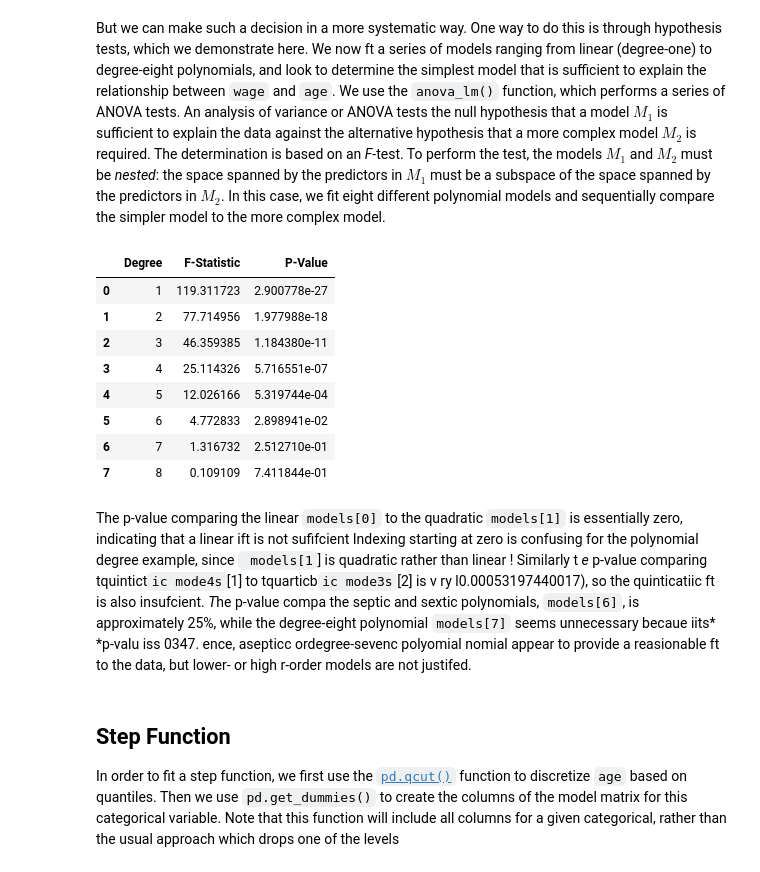
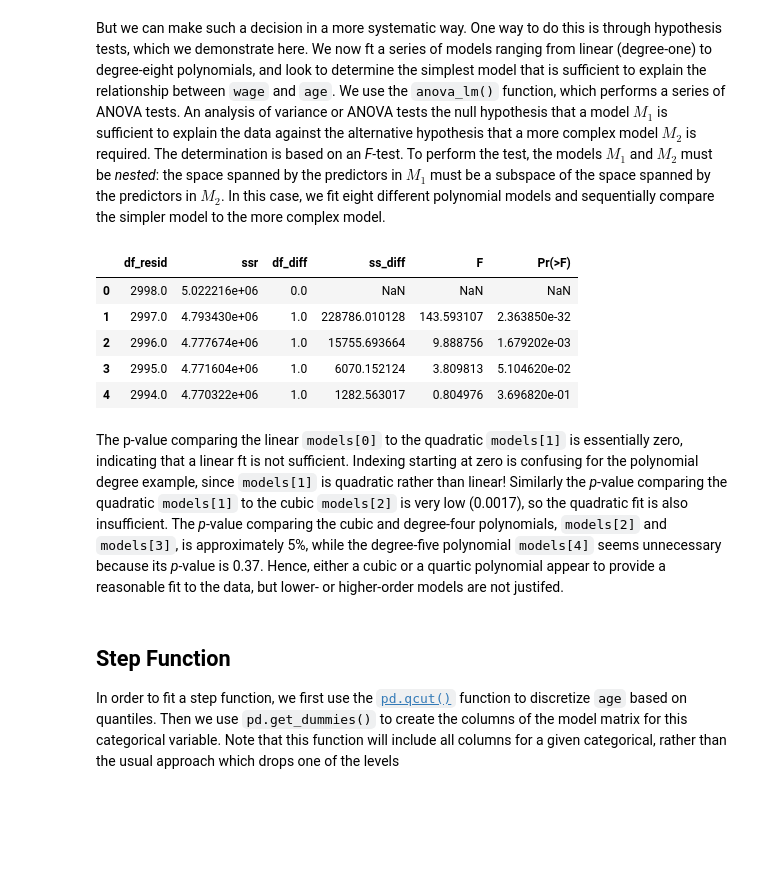
Before and after one commit to uky994/ISLR-Py, a Jupyter notebook: non_linear_models_and_pycaret.ipynb, the cells around one changed output. Saved outputs shown, nothing was run; the diff lists cells and outputs as text; code cells hidden in the pictures; blank space fills up the shorter version.

Commit message:
upload nonlinear models

```diff
--- a/non_linear_models_and_pycaret.ipynb
+++ b/non_linear_models_and_pycaret.ipynb
@@ -34,0 +52,4 @@ wage.head()
+# %%
+# Drop rows with missing or infinite values
+wage = wage.dropna()
+wage = wage.replace([np.inf, -np.inf], np.nan).dropna()
@@ -36,10 +64,8 @@ wage.head()
 To construct the polynomial, we use the [power function](https://numpy.org/doc/stable/reference/generated/numpy.power.html) in the `numpy` library. With polynomial regression we must decide on the degree of the polynomial to use. Sometimes we just wing it, and decide to use second or third
 degree polynomials, simply to obtain a nonlinear ift.mplex model. 118.
 # %%
-# Extract the age predictor variable and target variable
-X = wage[['age']]
-y = wage['wage']
+# Fit degree 2 polynomial regression model
+X2 = PolynomialFeatures(2).fit_transform(X.values.reshape(-1,1))
 
-# Fit degree 2 polynomial regression model
-X_poly_degree2 = sm.add_constant(X**2)
-model_degree2 = sm.OLS(y, X_poly_degree2).fit()
+regr = LinearRegression()
+regr.fit(X = X2, y = wage['wage'])
@@ -46,4 +81,6 @@ model_degree2 = sm.OLS(y, X_poly_degree2).fit()
 # %%
 # Fit degree 3 polynomial regression model
-X_poly_degree3 = sm.add_constant(X**3)
-model_degree3 = sm.OLS(y, X_poly_degree3).fit()
+X3 = PolynomialFeatures(3).fit_transform(X.values.reshape(-1,1))
+
+regr = LinearRegression()
+regr.fit(X = X3, y = wage['wage'])
@@ -70,52 +113,24 @@ plt.show()
 # %% [markdown]
 But we can make such a decision in a more systematic way. One way to do this is through hypothesis tests, which we demonstrate here. We now ft a series of models ranging from linear (degree-one) to degree-eight polynomials, and look to determine the simplest model that is sufficient to explain the relationship between `wage` and `age`. We use the `anova_lm()` function, which performs a series of ANOVA tests. An analysis of variance or ANOVA tests the null hypothesis that a model $M_1$ is sufficient to explain the data against the alternative hypothesis that a more complex model $M_2$ is required. The determination is based on an *F*-test. To perform the test, the models $M_1$ and $M_2$ must be *nested*: the space spanned by the predictors in $M_1$ must be a subspace of the space spanned by the predictors in $M_2$. In this case, we fit eight different polynomial models and sequentially compare the simpler model to the more complex model.
 # %%
-# Define the degrees of polynomial features
-degrees = np.arange(1,9)
+# ANOVA
+fit_1 = sm.GLS(y, X1).fit()
+fit_2 = sm.GLS(y, X2).fit()
+fit_3 = sm.GLS(y, X3).fit()
+fit_4 = sm.GLS(y, X4).fit()
+fit_5 = sm.GLS(y, X5).fit()
 
-# Initialize an empty list to store ANOVA results
-anova_results = []
 
-# Iterate over each degree
-for i in degrees:
-    # Fit the polynomial regression model
-    model = ols(f'wage ~ np.power(age, {i})', data=wage).fit()
-
-    # Perform ANOVA to compare with previous model
-    anova_result = sm.stats.anova_lm(model)
-
-    # Store the F-statistic and p-value
-    f_statistic = anova_result['F'].iloc[0]
-    p_value = anova_result['PR(>F)'].iloc[0]
-
-    # Store the degree, F-statistic, and p-value in a tuple
-    anova_results.append((i, f_statistic, p_value))
-
-# Convert results to DataFrame for easier analysis
-anova_df = pd.DataFrame(anova_results, columns=['Degree', 'F-Statistic', 'P-Value'])
-
-# Print the ANOVA results
-anova_df
+sm.stats.anova_lm(fit_1, fit_2, fit_3, fit_4, fit_5, typ=1)
 # %% [output]
-|  | Degree | F-Statistic | P-Value |
-| 0 | 1 | 119.311723 | 2.900778e-27 |
-| 1 | 2 | 77.714956 | 1.977988e-18 |
-| 2 | 3 | 46.359385 | 1.184380e-11 |
-| 3 | 4 | 25.114326 | 5.716551e-07 |
-| 4 | 5 | 12.026166 | 5.319744e-04 |
-| 5 | 6 | 4.772833 | 2.898941e-02 |
-| 6 | 7 | 1.316732 | 2.512710e-01 |
-| 7 | 8 | 0.109109 | 7.411844e-01 |
+|  | df_resid | ssr | df_diff | ss_diff | F | Pr(>F) |
+| 0 | 2998.0 | 5.022216e+06 | 0.0 | NaN | NaN | NaN |
+| 1 | 2997.0 | 4.793430e+06 | 1.0 | 228786.010128 | 143.593107 | 2.363850e-32 |
+| 2 | 2996.0 | 4.777674e+06 | 1.0 | 15755.693664 | 9.888756 | 1.679202e-03 |
+| 3 | 2995.0 | 4.771604e+06 | 1.0 | 6070.152124 | 3.809813 | 5.104620e-02 |
+| 4 | 2994.0 | 4.770322e+06 | 1.0 | 1282.563017 | 0.804976 | 3.696820e-01 |
 # %% [markdown]
-The p-value comparing the linear `models[0]` to the quadratic `models[1]`
-is essentially zero, indicating that a linear ift is not sufifcient Indexing starting at zero is confusing for the polynomial degree example, since
-`
-models[1`] is quadratic rather than linear ! Similarly t *e*
-p-value comparing tquintict`ic mode4s`[1] to tquarticb`ic mode3s`[2] is v ry
-l0.00053197440017), so the quinticatiic ft is also insufcient. *T*he p-value compa the septic and sextic polynomials, `models[6]`, is approximately 25%, while the degree-eight polynomial `models[7]` seems unnecessary
-becaue iits* *p-valu iss 0347. ence,  asepticc ordegree-sevenc polyomial nomial
-appear to provide a reasionable ft to the data, but lower- or high r-order
-models are not justifed.
+The p-value comparing the linear `models[0]` to the quadratic `models[1]` is essentially zero, indicating that a linear ft is not sufficient. Indexing starting at zero is confusing for the polynomial degree example, since `models[1]` is quadratic rather than linear! Similarly the *p*-value comparing the quadratic `models[1]` to the cubic `models[2]` is very low (0.0017), so the quadratic fit is also insufficient. The *p*-value comparing the cubic and degree-four polynomials, `models[2]` and `models[3]`, is approximately 5%, while the degree-five polynomial `models[4]` seems unnecessary because its *p*-value is 0.37. Hence, either a cubic or a quartic polynomial appear to provide a reasonable fit to the data, but lower- or higher-order models are not justifed.
 # %% [markdown]
 ## Step Function
 
```
Also changed, not shown: parts of 28 cells of this notebook.
